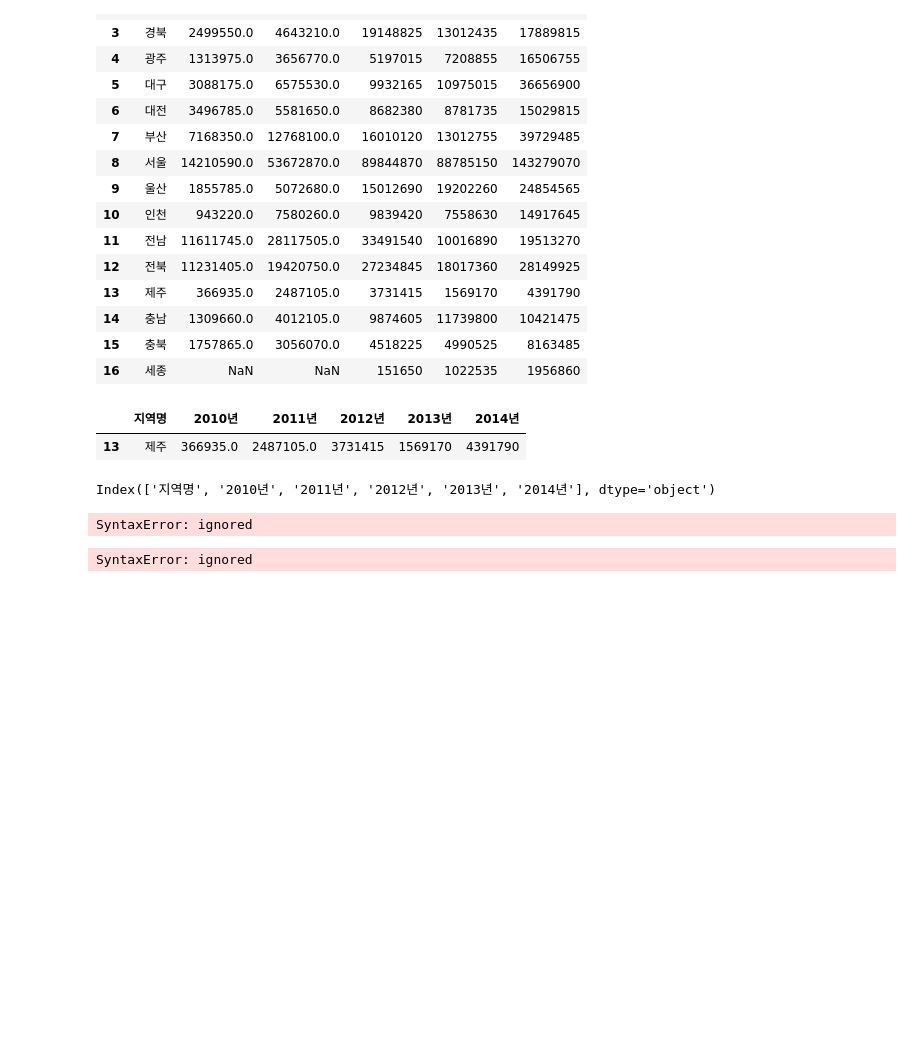
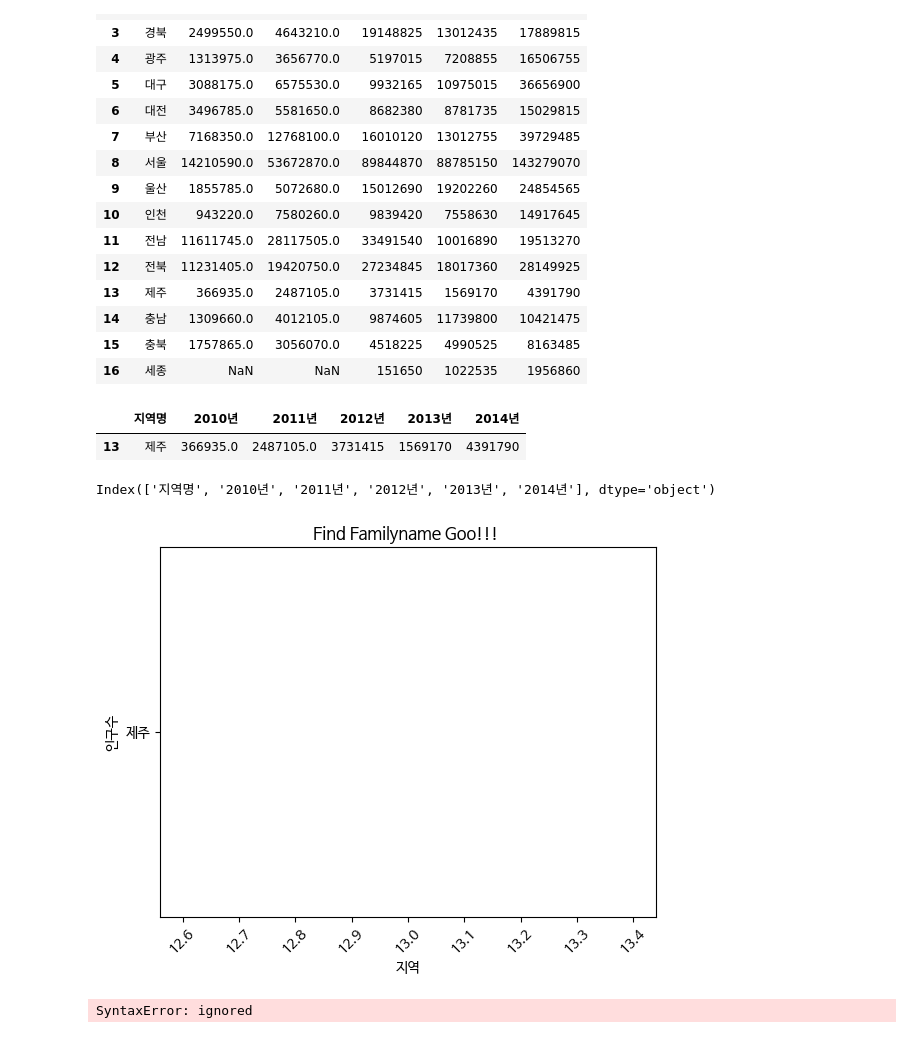
Before and after one commit to eunjung1005/jejumaster, a Jupyter notebook: 상품권.ipynb, the cells around one changed output. Drawn from its saved outputs; the diff is of its cells as text; code cells hidden in the pictures; blank space fills up the shorter version.

```diff
--- a/상품권.ipynb
+++ b/상품권.ipynb
@@ -145,28 +145,28 @@ Index(['지역명', '2010년', '2011년', '2012년', '2013년', '2014년'], dtyp
 # %%
 import matplotlib.pyplot as plt
 
 # 코랩에서 한글 폰트 설치한 후 사용하기!!!
 # plt.rc('font', family='cmb10')                  # (코랩)한글 폰트
 plt.rc('font', family='NanumBarunGothic')       # (코랩)한글 폰트
 # plt.rc('font', family='Malgun Gothic')          # (win)한글 폰트
 
 
 # 1.그래프 데이터 지정하기(X축, Y축)
-x = df_total_group.['2010년', '2011년', '2012년', '2013년', '2014년']    # 지역명
+x = df_total_group.index    # 지역명
 y = df_total_group['지역명']   # 인구수
 
 # 2.그래프 그리기
 plt.bar(x, y,color='k')
 
 # 3. 그래프 꾸미기
 # plt.title('대한민국 "구씨"를 찾아라') # 그래프 제목
 plt.title('Find Familyname Goo!!! ') # 그래프 제목
 plt.xlabel('지역')                    # x축 이름
 plt.ylabel('인구수')                  # y축 이름
 plt.xticks(rotation = 45)             # X축 레이블 회전
 plt.show()                            # 그래프 출력하기
 # %% [output]
-SyntaxError: ignored
+[figure, added]
 # %%
 import matplotlib.pyplot as plt
 
```
